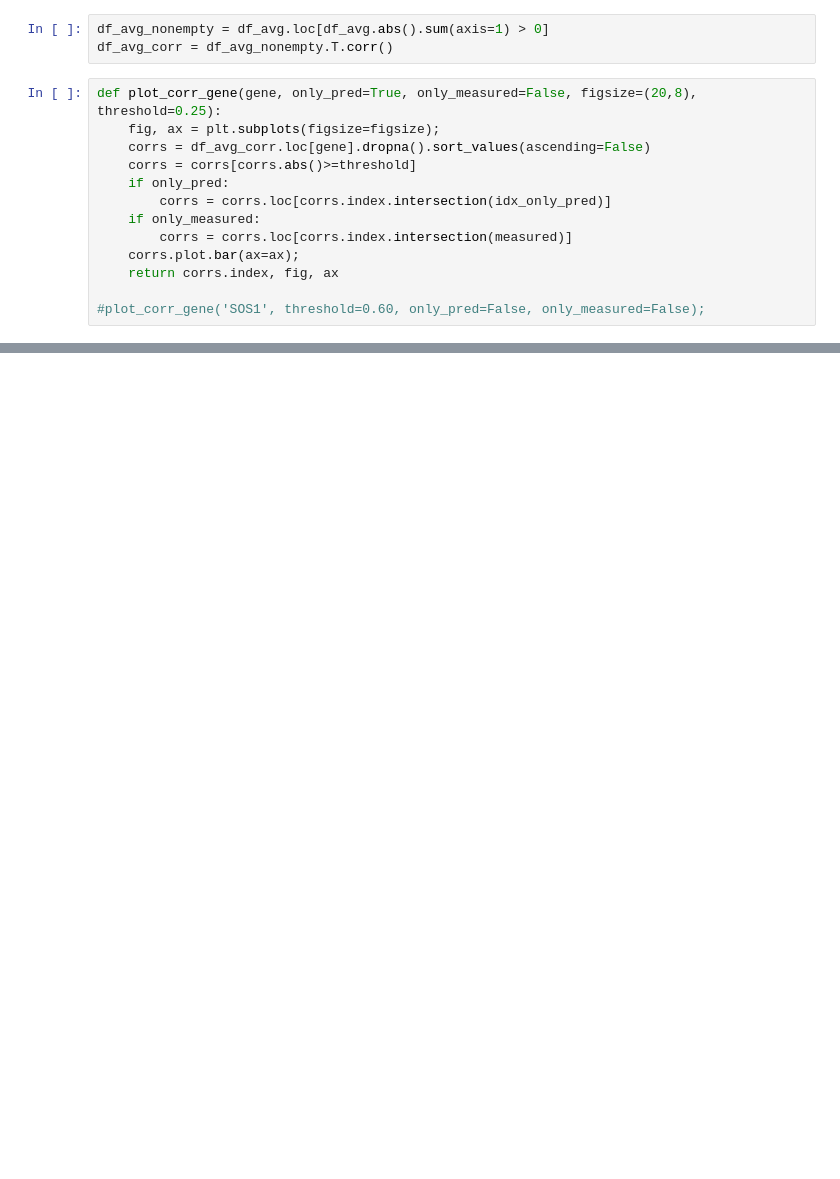
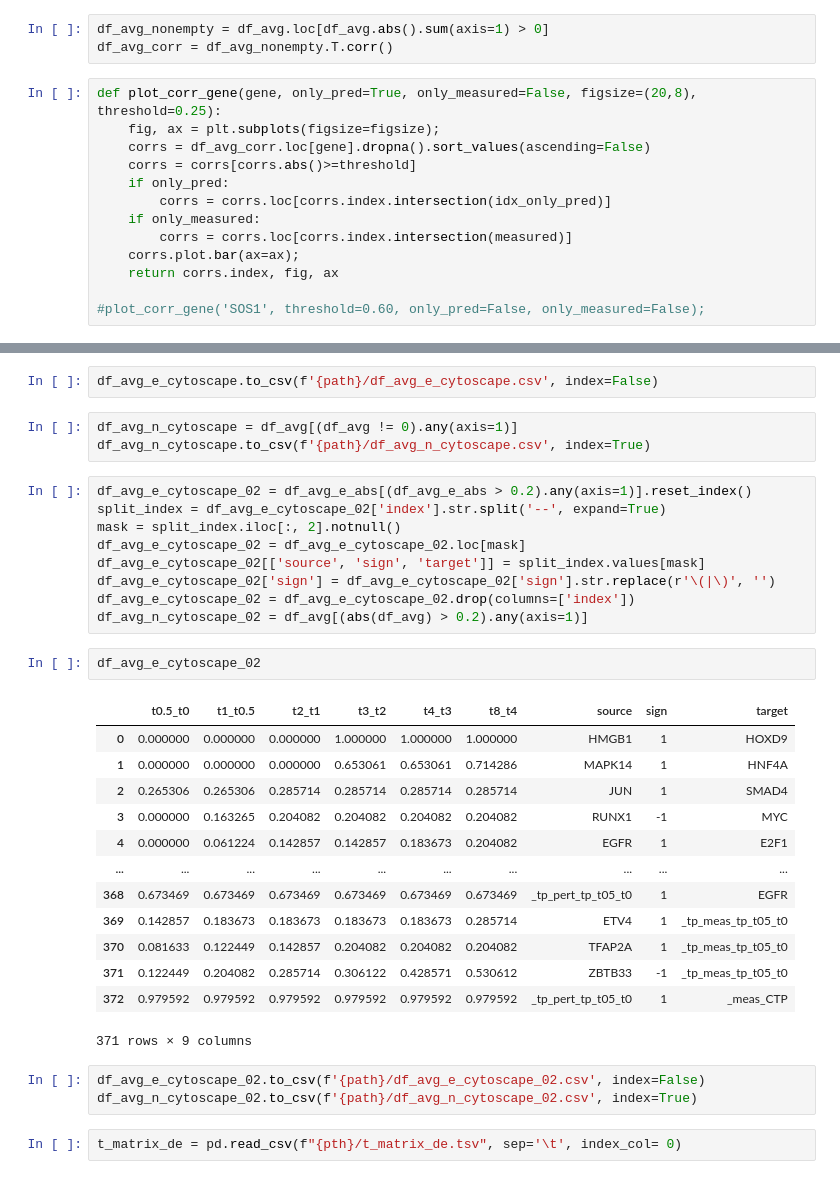
Before and after one commit to adugourd/RodriguezMier23, a Jupyter notebook: A375-BRAFi/process_results.ipynb, the cells around one changed output, grey strips where cells are left out. Drawn from its saved outputs; the diff is of its cells as text; blank space fills up the shorter version.

```diff
--- a/A375-BRAFi/process_results.ipynb
+++ b/A375-BRAFi/process_results.ipynb
@@ -125,0 +243,35 @@ plt.savefig(f"{path}/avg_activity_e2f1_e2f2.pdf", format="pdf", bbox_inches='tig
+# %%
+df_avg_e_cytoscape.to_csv(f'{path}/df_avg_e_cytoscape.csv', index=False)
+# %%
+df_avg_n_cytoscape = df_avg[(df_avg != 0).any(axis=1)]
+df_avg_n_cytoscape.to_csv(f'{path}/df_avg_n_cytoscape.csv', index=True)
+# %%
+df_avg_e_cytoscape_02 = df_avg_e_abs[(df_avg_e_abs > 0.2).any(axis=1)].reset_index()
+split_index = df_avg_e_cytoscape_02['index'].str.split('--', expand=True)
+mask = split_index.iloc[:, 2].notnull()
+df_avg_e_cytoscape_02 = df_avg_e_cytoscape_02.loc[mask]
+df_avg_e_cytoscape_02[['source', 'sign', 'target']] = split_index.values[mask]
+df_avg_e_cytoscape_02['sign'] = df_avg_e_cytoscape_02['sign'].str.replace(r'\(|\)', '')
+df_avg_e_cytoscape_02 = df_avg_e_cytoscape_02.drop(columns=['index'])
+df_avg_n_cytoscape_02 = df_avg[(abs(df_avg) > 0.2).any(axis=1)]
+# %%
+df_avg_e_cytoscape_02
+# %% [output]
+|  | t0.5_t0 | t1_t0.5 | t2_t1 | t3_t2 | t4_t3 | t8_t4 | source | sign | target |
+| 0 | 0.000000 | 0.000000 | 0.000000 | 1.000000 | 1.000000 | 1.000000 | HMGB1 | 1 | HOXD9 |
+| 1 | 0.000000 | 0.000000 | 0.000000 | 0.653061 | 0.653061 | 0.714286 | MAPK14 | 1 | HNF4A |
+| 2 | 0.265306 | 0.265306 | 0.285714 | 0.285714 | 0.285714 | 0.285714 | JUN | 1 | SMAD4 |
+| 3 | 0.000000 | 0.163265 | 0.204082 | 0.204082 | 0.204082 | 0.204082 | RUNX1 | -1 | MYC |
+| 4 | 0.000000 | 0.061224 | 0.142857 | 0.142857 | 0.183673 | 0.204082 | EGFR | 1 | E2F1 |
+| ... | ... | ... | ... | ... | ... | ... | ... | ... | ... |
+| 368 | 0.673469 | 0.673469 | 0.673469 | 0.673469 | 0.673469 | 0.673469 | _tp_pert_tp_t05_t0 | 1 | EGFR |
+| 369 | 0.142857 | 0.183673 | 0.183673 | 0.183673 | 0.183673 | 0.285714 | ETV4 | 1 | _tp_meas_tp_t05_t0 |
+| 370 | 0.081633 | 0.122449 | 0.142857 | 0.204082 | 0.204082 | 0.204082 | TFAP2A | 1 | _tp_meas_tp_t05_t0 |
+| 371 | 0.122449 | 0.204082 | 0.285714 | 0.306122 | 0.428571 | 0.530612 | ZBTB33 | -1 | _tp_meas_tp_t05_t0 |
+| 372 | 0.979592 | 0.979592 | 0.979592 | 0.979592 | 0.979592 | 0.979592 | _tp_pert_tp_t05_t0 | 1 | _meas_CTP |
+371 rows × 9 columns
+# %%
+df_avg_e_cytoscape_02.to_csv(f'{path}/df_avg_e_cytoscape_02.csv', index=False)
+df_avg_n_cytoscape_02.to_csv(f'{path}/df_avg_n_cytoscape_02.csv', index=True)
+# %%
+t_matrix_de = pd.read_csv(f"{pth}/t_matrix_de.tsv", sep='\t', index_col= 0)
```
Also changed, not shown: parts of 17 cells of this notebook.
